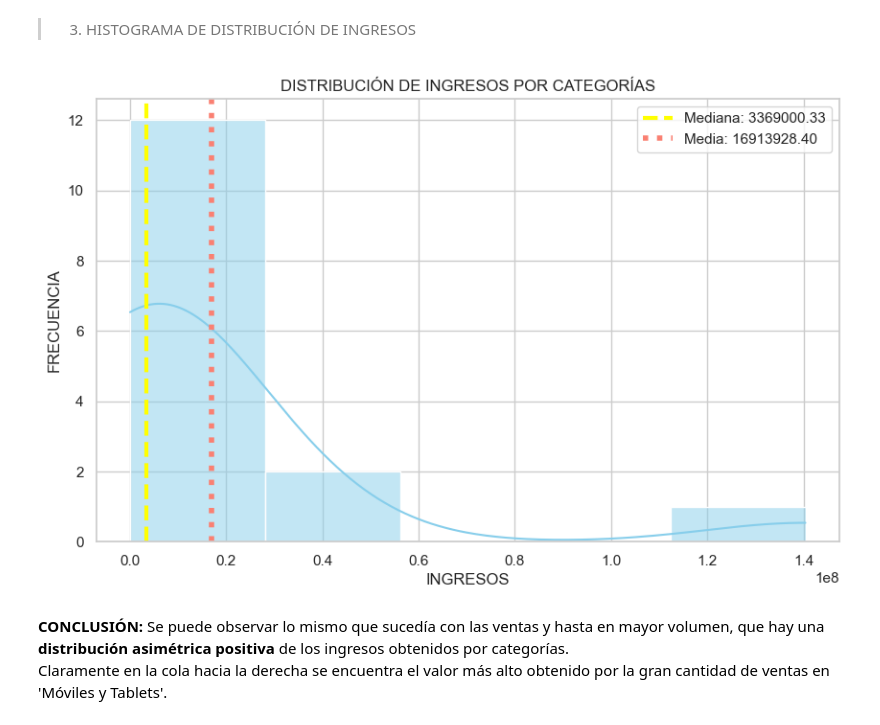
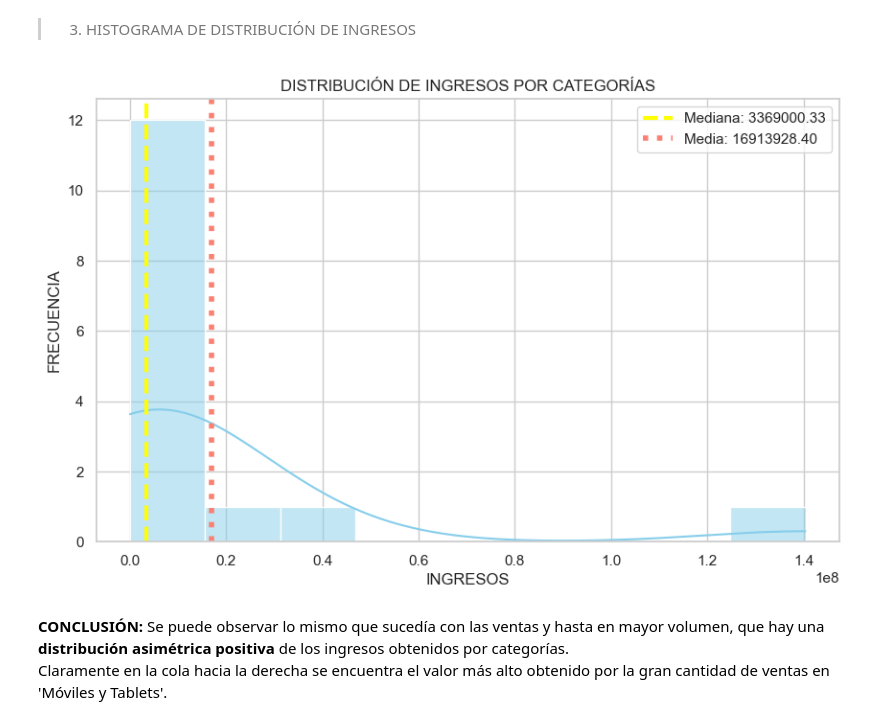
Before and after one commit to XimenaPO/EDA_Online_Sales_USA, a Jupyter notebook: src/EDA_Ventas_Online_USA.ipynb, the cells around one changed output. Drawn from its saved outputs; the diff is of its cells as text; code cells hidden in the pictures.

```diff
--- a/src/EDA_Ventas_Online_USA.ipynb
+++ b/src/EDA_Ventas_Online_USA.ipynb
@@ -665,28 +665,28 @@ Passing `palette` without assigning `hue` is deprecated and will be removed in v
 > 3. HISTOGRAMA DE DISTRIBUCIÓN DE INGRESOS
 # %%
 plt.figure(figsize=(10, 6))
-sns.histplot(df_categorias_valor['valor'], bins=5, kde=True, color='skyblue')
+sns.histplot(df_categorias_valor['valor'], bins=9, kde=True, color='skyblue')
 
 # Cálculo de la mediana y la media
 mediana_valor = df_categorias_valor['valor'].median()
 media_valor = df_categorias_valor['valor'].mean()
 
 # Líneas verticales para la mediana y la media
 plt.axvline(mediana_valor, color='yellow', linestyle='dashed', linewidth=3, label=f'Mediana: {mediana_valor:.2f}')
 plt.axvline(media_valor, color='salmon', linestyle='dotted', linewidth=4, label=f'Media: {media_valor:.2f}')
 
 # Título y etiquetas
 plt.title('DISTRIBUCIÓN DE INGRESOS POR CATEGORÍAS')
 plt.xlabel('INGRESOS')
 plt.ylabel('FRECUENCIA')
 
 plt.legend()
 
 plt.savefig('./utils/categorias_ingresos_histograma.png')
 
 plt.show()
 # %% [output]
-[figure, old version]
+[figure, new version]
 # %% [markdown]
 **CONCLUSIÓN:** Se puede observar lo mismo que sucedía con las ventas y hasta en mayor volumen, que hay una **distribución asimétrica positiva** de los ingresos obtenidos por categorías. <br>
 Claramente en la cola hacia la derecha se encuentra el valor más alto obtenido por la gran cantidad de ventas en 'Móviles y Tablets'.
```
Also changed, not shown: parts of 15 cells of this notebook, 9 other files.
